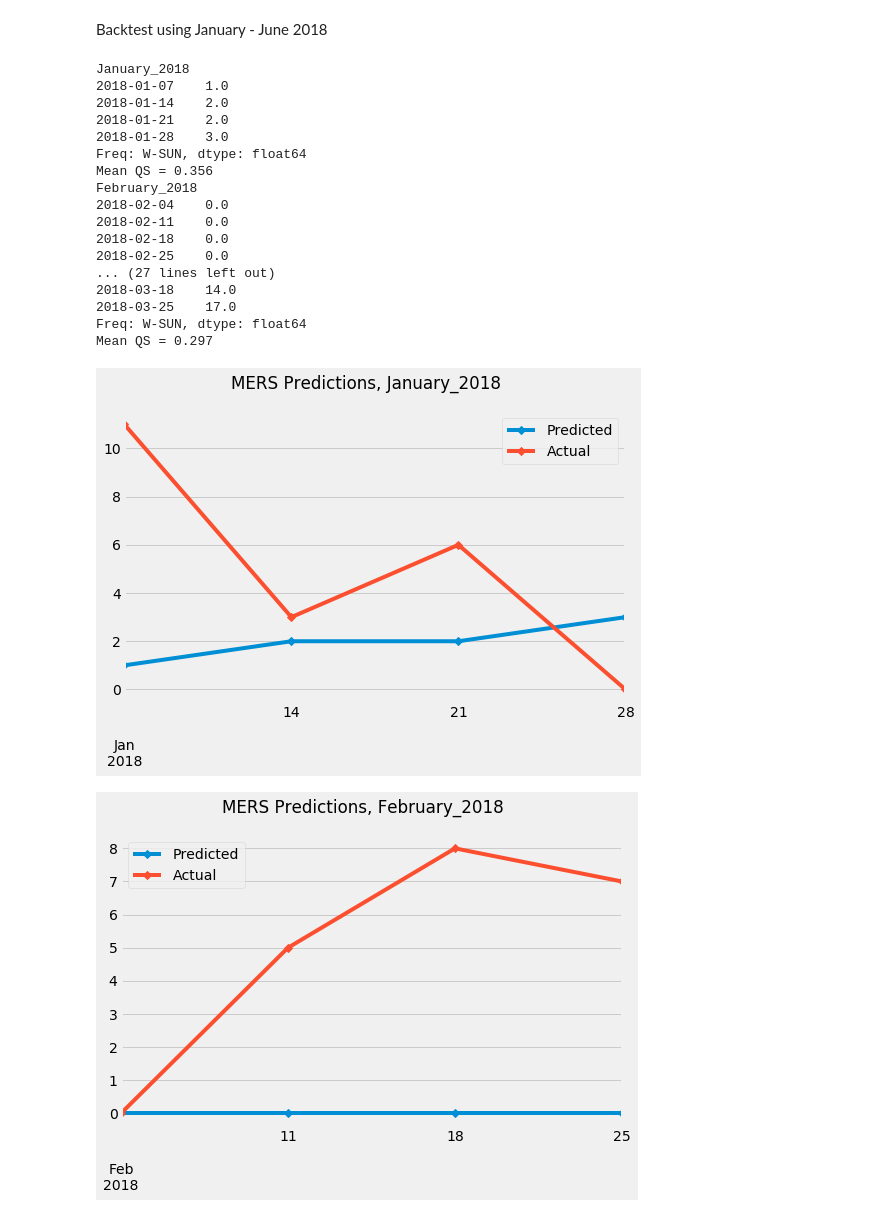
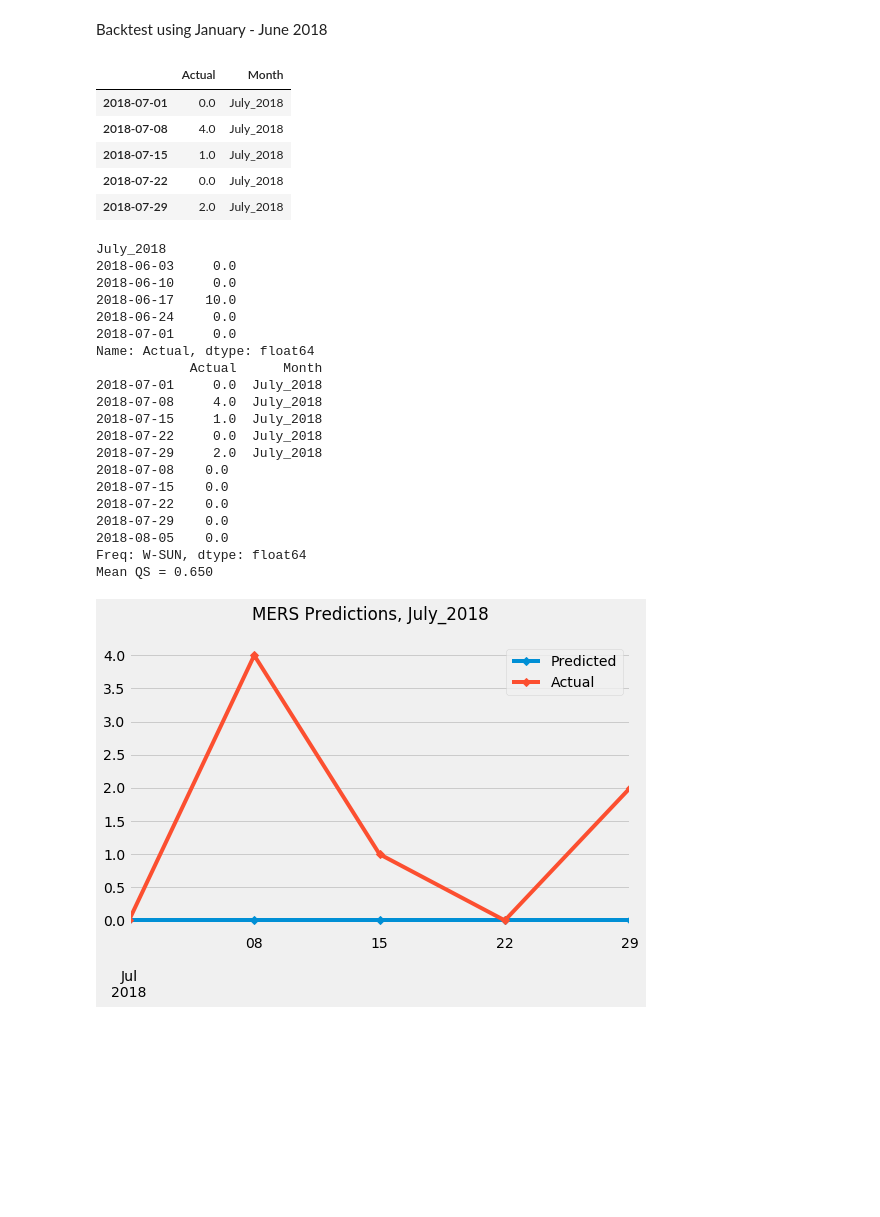
Before and after one commit to planetmercury/mercury-challenge, a Jupyter notebook: src/Baserate/notebooks/Produce Baserate MERS Warnings.ipynb, the cells around one changed output. Saved outputs shown, nothing was run; the diff lists cells and outputs as text; code cells hidden in the pictures; blank space fills up the shorter version.

```diff
--- a/src/Baserate/notebooks/Produce Baserate MERS Warnings.ipynb
+++ b/src/Baserate/notebooks/Produce Baserate MERS Warnings.ipynb
@@ -86,12 +81,25 @@ Backtest using January - June 2018
 mm_ser = pd.Series({dd: dd.strftime("%B_%Y") for dd in count_ser.index})
 count_df = pd.DataFrame({"Actual": count_ser,
                          "Month": mm_ser})
+# %%
+# Test Cell
+count_df.tail()
+# %% [output]
+|  | Actual | Month |
+| 2018-07-01 | 0.0 | July_2018 |
+| 2018-07-08 | 4.0 | July_2018 |
+| 2018-07-15 | 1.0 | July_2018 |
+| 2018-07-22 | 0.0 | July_2018 |
+| 2018-07-29 | 2.0 | July_2018 |
 # %%
-for mm in test_months:
+#for mm in test_months:
+for mm in ["July_2018"]:
     print(mm)
     test_start_date = parse(" ".join(mm.split("_"))).replace(day=1)
     train = count_df[:test_start_date]["Actual"]
+    print(train.tail())
     test = count_df[count_df.Month == mm]
+    print(test)
     predict = hist_avg_predict(train, n_ahead=len(test))["Predictions"]
     print(predict)
     predict = [round(p) for p in predict]
@@ -107,49 +115,51 @@ for mm in test_months:
     predict_df["Event_Type"] = "Disease"
     #print(predict_df)
 
     fig, ax = plt.subplots(1,1, figsize = (8,5))
     predict_df[["Predicted", "Actual"]].plot(marker="D", ax=ax)
     fig.suptitle("MERS Predictions, {0}".format(mm))
     #plt.title(plt_title)
     plot_filename = "MERS GSR and BR Warnings {0}.png".format(mm)
     plot_path = os.path.join(EVT_DOC_PATH, plot_filename)
     fig.savefig(plot_path)
     br_output_df = predict_df[["Event_Type", "Event_Date"]]
     br_output_df["Case_Count"] = predict_df.Predicted
     br_output_df["Country"] = "Saudi Arabia"
     br_output_df["Warning_ID"] = br_output_df.apply(lambda x: "BR_CU_MERS_{0}".format(x.Event_Date.strftime("%Y-%m-%d")),
                                                     axis=1)
     #print(br_output_df.head(2))
     out_filename = "MERS_BR_Warnings_{0}.json".format(mm)
     out_path = os.path.join(DIS_WARN_PATH, out_filename)
     out_json = br_output_df.to_json(force_ascii=False, orient="records",
                                     date_format="iso", path_or_buf=out_path)
     with open(out_path, "r", encoding="utf8") as f:
         warn_json = json.load(f)
     #print(warn_json)
     for k in warn_json:
         k["Event_Date"] = k["Event_Date"][:10]
-        k["Model_Details"] = "Historical Average Model"
+        #k["Model_Details"] = "Historical Average Model"
     warn_json = {"participant_id": PARTICIPANT_ID, "payload": warn_json}
     with open(out_path, "w") as f:
         json.dump(warn_json, f, ensure_ascii=False, indent=2)
 # %% [output]
-January_2018
-2018-01-07    1.0
-2018-01-14    2.0
-2018-01-21    2.0
-2018-01-28    3.0
+July_2018
+2018-06-03     0.0
+2018-06-10     0.0
+2018-06-17    10.0
+2018-06-24     0.0
+2018-07-01     0.0
+Name: Actual, dtype: float64
+            Actual      Month
+2018-07-01     0.0  July_2018
+2018-07-08     4.0  July_2018
+2018-07-15     1.0  July_2018
+2018-07-22     0.0  July_2018
+2018-07-29     2.0  July_2018
+2018-07-08    0.0
+2018-07-15    0.0
+2018-07-22    0.0
+2018-07-29    0.0
+2018-08-05    0.0
 Freq: W-SUN, dtype: float64
-Mean QS = 0.356
-February_2018
-2018-02-04    0.0
-2018-02-11    0.0
-2018-02-18    0.0
-2018-02-25    0.0
-... (27 lines left out)
-2018-03-18    14.0
-2018-03-25    17.0
-Freq: W-SUN, dtype: float64
-Mean QS = 0.297
+Mean QS = 0.650
-[figure, old version]
+[figure, new version]
-[figure, removed]
```
Also changed, not shown: parts of 4 cells of this notebook, 31 other files.
